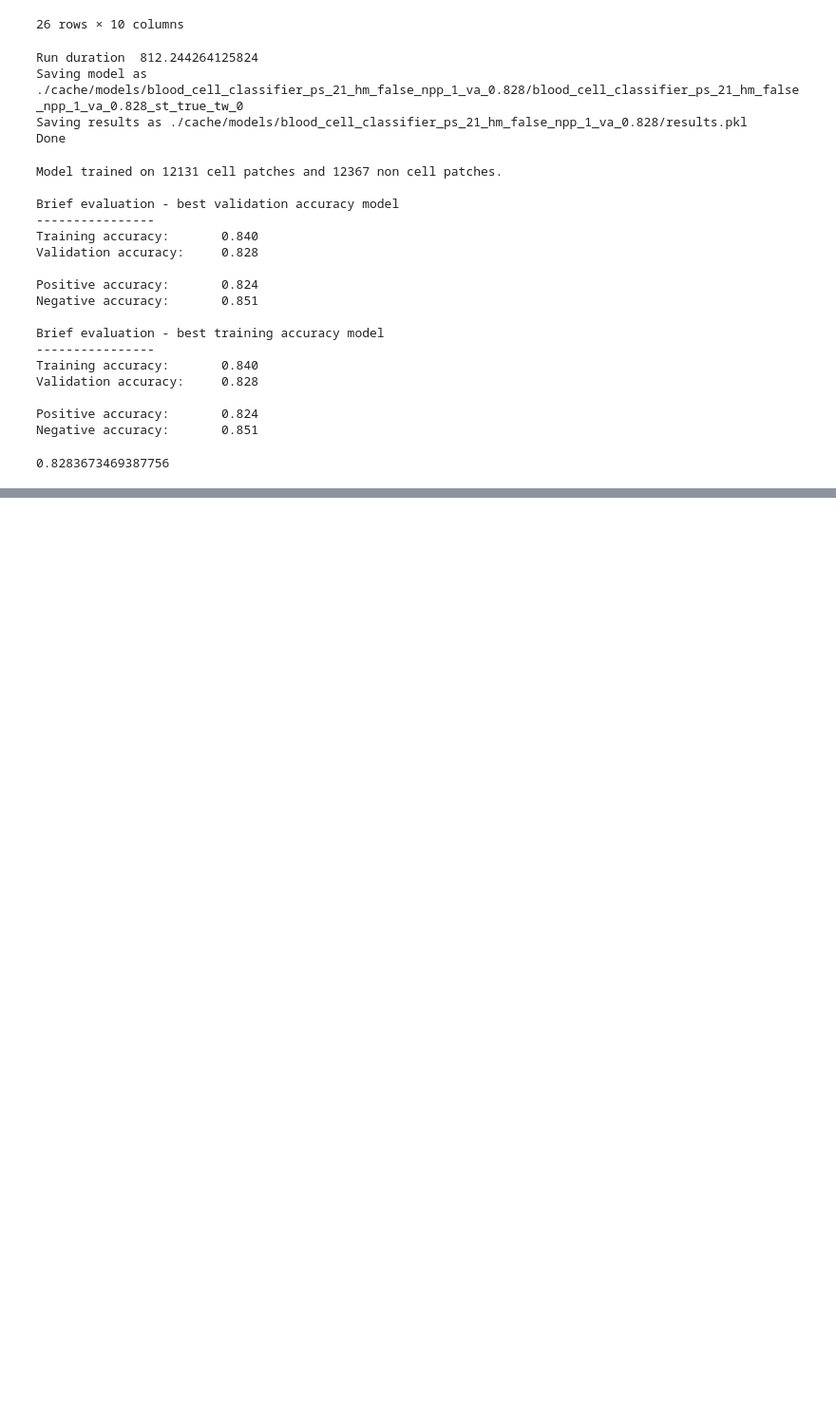
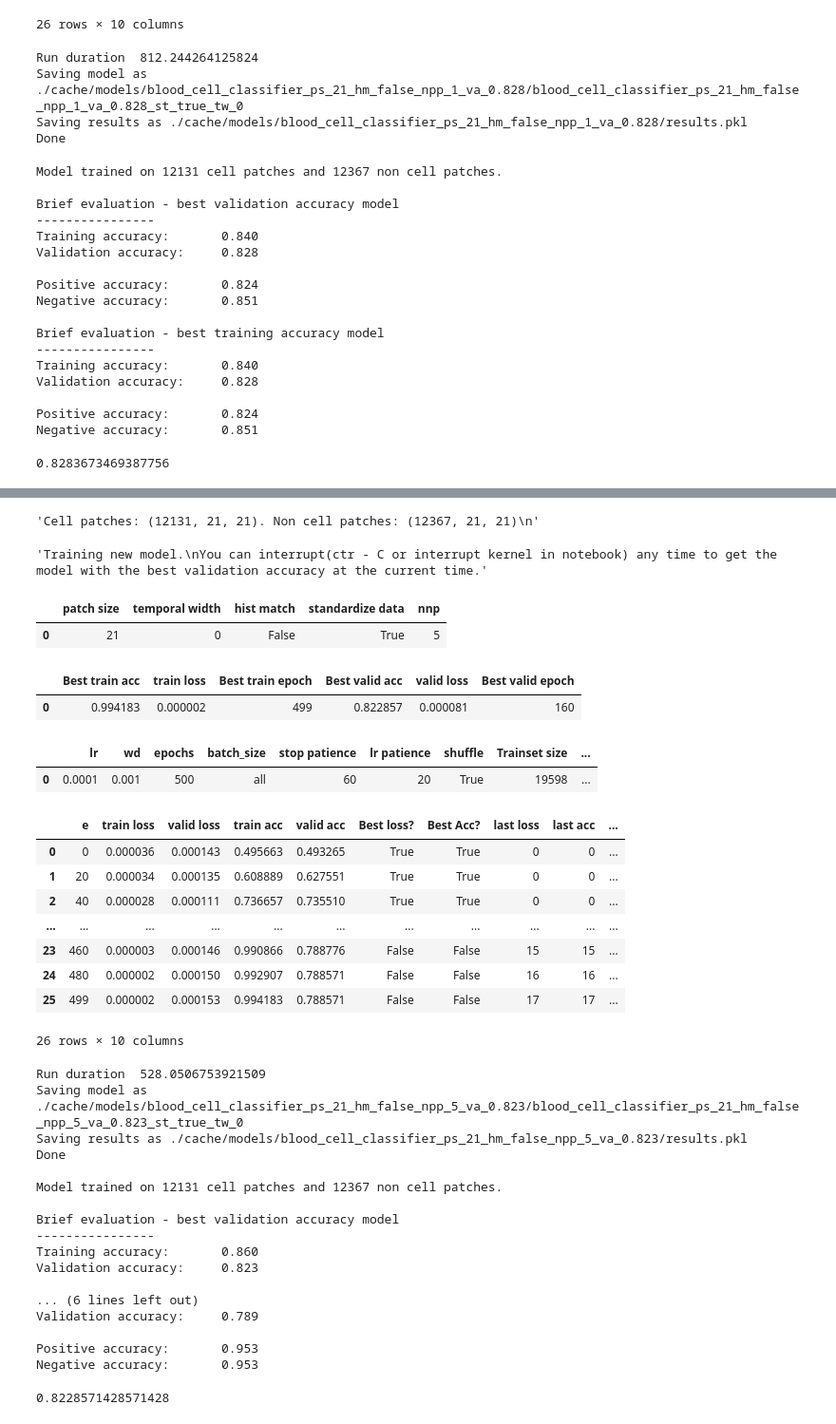
Before and after one commit to cchadj/cell-tracking-ucl-thesis, a Jupyter notebook: train-model-minimal.ipynb, the cells around one changed output, grey strips where cells are left out. Shown: that part at 95% size. Saved outputs shown, nothing was run; the diff lists cells and outputs as text; code cells hidden in the pictures; blank space fills up the shorter version.

```diff
--- a/train-model-minimal.ipynb
+++ b/train-model-minimal.ipynb
@@ -2381,0 +2497,50 @@ Negative accuracy:       0.851
+# %%
+model, results = train_model_demo(
+                 patch_size=21,
+                 temporal_width=0,
+                 do_hist_match=False,
+                 n_negatives_per_positive=5,
+                 standardize_dataset=True,
+
+                 video_sessions = video_sessions_registered,
+                 train_params=deepcopy(train_params),
+                 try_load_data_from_cache=False,
+                 try_load_model_from_cache=False,
+                )
+results.best_valid_accuracy
+# %% [output]
+'Cell patches: (12131, 21, 21). Non cell patches: (12367, 21, 21)\n'
+'Training new model.\nYou can interrupt(ctr - C or interrupt kernel in notebook) any time to get the model with the best validation accuracy at the current time.'
+|  | patch size | temporal width | hist match | standardize data | nnp |
+| 0 | 21 | 0 | False | True | 5 |
+|  | Best train acc | train loss | Best train epoch | Best valid acc | valid loss | Best valid epoch |
+| 0 | 0.994183 | 0.000002 | 499 | 0.822857 | 0.000081 | 160 |
+|  | lr | wd | epochs | batch_size | stop patience | lr patience | shuffle | Trainset size | ... |
+| 0 | 0.0001 | 0.001 | 500 | all | 60 | 20 | True | 19598 | ... |
+|  | e | train loss | valid loss | train acc | valid acc | Best loss? | Best Acc? | last loss | last acc | ... |
+| 0 | 0 | 0.000036 | 0.000143 | 0.495663 | 0.493265 | True | True | 0 | 0 | ... |
+| 1 | 20 | 0.000034 | 0.000135 | 0.608889 | 0.627551 | True | True | 0 | 0 | ... |
+| 2 | 40 | 0.000028 | 0.000111 | 0.736657 | 0.735510 | True | True | 0 | 0 | ... |
+| ... | ... | ... | ... | ... | ... | ... | ... | ... | ... | ... |
+| 23 | 460 | 0.000003 | 0.000146 | 0.990866 | 0.788776 | False | False | 15 | 15 | ... |
+| 24 | 480 | 0.000002 | 0.000150 | 0.992907 | 0.788571 | False | False | 16 | 16 | ... |
+| 25 | 499 | 0.000002 | 0.000153 | 0.994183 | 0.788571 | False | False | 17 | 17 | ... |
+26 rows × 10 columns
+Run duration  528.0506753921509
+Saving model as ./cache/models/blood_cell_classifier_ps_21_hm_false_npp_5_va_0.823/blood_cell_classifier_ps_21_hm_false_npp_5_va_0.823_st_true_tw_0
+Saving results as ./cache/models/blood_cell_classifier_ps_21_hm_false_npp_5_va_0.823/results.pkl
+Done
+
+Model trained on 12131 cell patches and 12367 non cell patches.
+
+Brief evaluation - best validation accuracy model
+----------------
+Training accuracy:       0.860
+Validation accuracy:     0.823
+
+... (6 lines left out)
+Validation accuracy:     0.789
+
+Positive accuracy:       0.953
+Negative accuracy:       0.953
+0.8228571428571428
```
Also changed, not shown: parts of 6 cells of this notebook.
